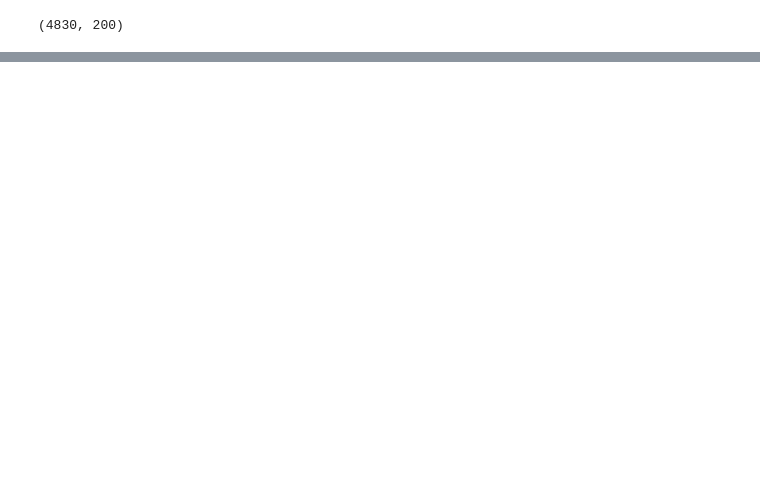
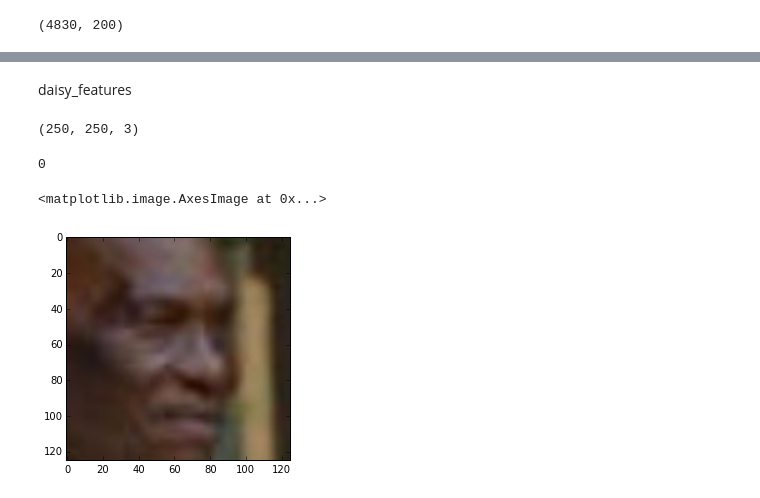
Before and after one commit to ankurmittal/FindME-DisasterManagement, a Jupyter notebook: Backend/src/python/Landmark_Detector.ipynb, the cells around one changed output, grey strips where cells are left out. Cells and saved outputs as stored; diff of their text form; code cells hidden in the pictures; blank space fills up the shorter version.

```diff
--- a/Backend/src/python/Landmark_Detector.ipynb
+++ b/Backend/src/python/Landmark_Detector.ipynb
@@ -137,0 +152,31 @@ win.add_overlay(dets)
+# %%
+#!/usr/bin/python
+# -*- coding: utf-8 -*-
+
+import sqlite3 as lite
+import sys
+
+con = None
+
+try:
+    person_identifier = {}    # hash map for storing person ids
+    con = lite.connect('../../db/facedb.litedb')
+
+    cur = con.cursor()
+
+    cur.execute('SELECT DISTINCT person_id from images ORDER BY person_id;')
+    data = cur.fetchall()
+    count=0
+    for d in data:
+        person_identifier[d[0]]=count
+        count+=1
+
+except lite.Error, e:
+
+    print "Error %s:" % e.args[0]
+    sys.exit(1)
+
+finally:
+
+    if con:
+        con.close()
@@ -137,0 +411,2 @@ win.add_overlay(dets)
+# %% [markdown]
+daisy_features
@@ -137,0 +418,9 @@ win.add_overlay(dets)
+# %%
+
+img.shape
+# %% [output]
+(250, 250, 3)
+# %%
+len(dets)
+# %% [output]
+0
@@ -137,0 +429,5 @@ win.add_overlay(dets)
+# %%
+plt.imshow(det_face)
+# %% [output]
+<matplotlib.image.AxesImage at 0x...>
+[figure, added]
```
Also changed, not shown: parts of 27 cells of this notebook.
